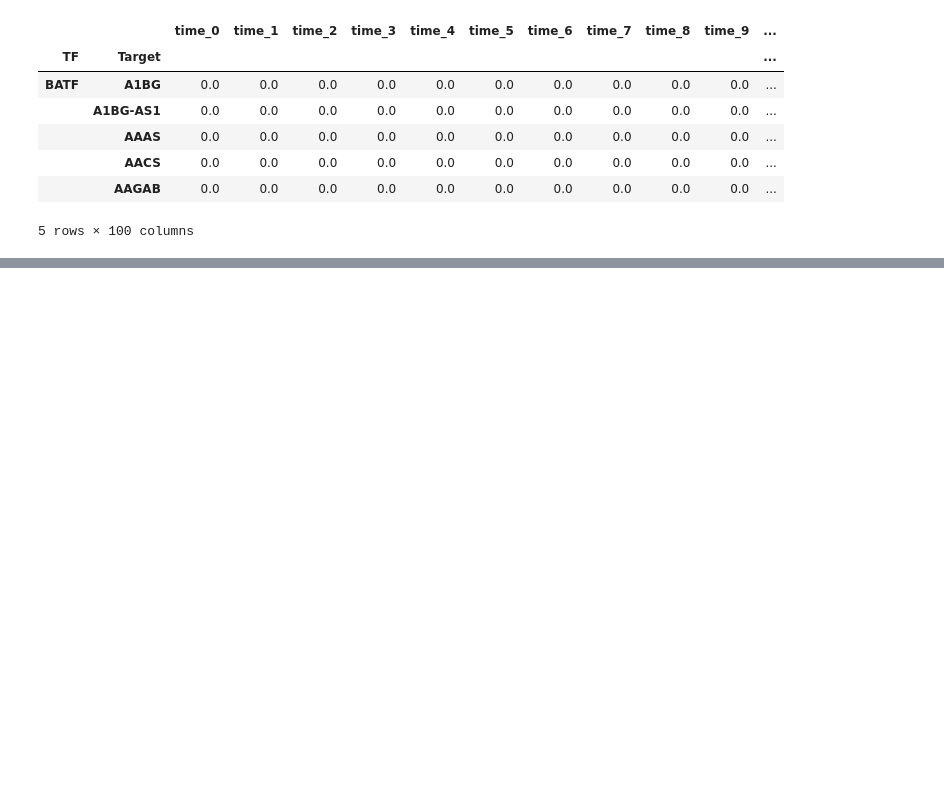
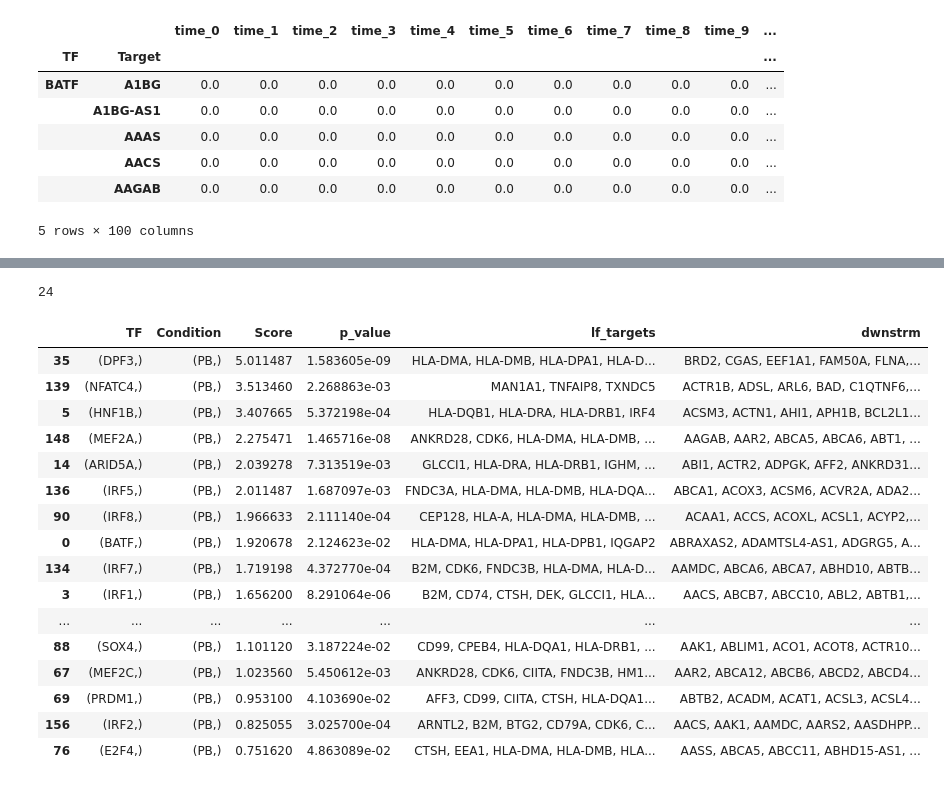
Before and after one commit to sachha-naksha/B_Cell_States, a Jupyter notebook: multiome_dynamic_regulation/py_scripts/analysis/LF_dynamics.ipynb, the cells around one changed output, grey strips where cells are left out. Cells and saved outputs as stored; diff of their text form; code cells hidden in the pictures; blank space fills up the shorter version.

```diff
--- a/multiome_dynamic_regulation/py_scripts/analysis/LF_dynamics.ipynb
+++ b/multiome_dynamic_regulation/py_scripts/analysis/LF_dynamics.ipynb
@@ -521,0 +641,6 @@ filtered_tfs_downstrm_regulations = get_unique_regs_by_target(max_force_trajecto
+# %%
+filtered_tfs_regs = get_unique_regs_by_target_parallel(
+    max_force_trajectories_filtered_tfs,
+    n_jobs=124,  # Using the same number of jobs as in the previous function
+    chunk_size=100
+)
@@ -521,0 +650,14 @@ filtered_tfs_downstrm_regulations = get_unique_regs_by_target(max_force_trajecto
+# %%
+# Get all unique TFs
+all_tfs = set(tf for regs in filtered_tfs_regs.values()
+              for tf, _ in regs)
+
+# Create dictionary of TF -> list of targets
+tf_to_all_downstream_targets = {}
+for tf in all_tfs:
+    # Find all targets regulated by this TF
+    targets = [target for target, regs in filtered_tfs_regs.items()
+               if any(reg[0] == tf for reg in regs)]
+    tf_to_all_downstream_targets[tf] = targets
+print(len(all_tfs))
+print(sum(len(values) for values in tf_to_all_downstream_targets.values()))
@@ -521,0 +674,4 @@ filtered_tfs_downstrm_regulations = get_unique_regs_by_target(max_force_trajecto
+# %%
+# load the total downstream targets and LF targets of a lineage
+tfs_total_downstream_targets = pickle.load(open(os.path.join(output_folder, 'filtered_tfs_to_all_downstream_targets_pb.pkl'), 'rb'))
+tfs_lf_targets = pickle.load(open(os.path.join(output_folder, 'top_5_TFs_per_target_pb.pkl'), 'rb'))
@@ -521,0 +751,11 @@ filtered_tfs_downstrm_regulations = get_unique_regs_by_target(max_force_trajecto
+# %%
+enrichment_tf_gc = calculate_dynamic_tf_enrichment(
+    tfs_lf_targets,                  # Dictionary with TFs -> LF targets
+    tfs_total_downstream_targets,    # Dictionary with TFs -> all downstream targets
+    condition="PB",
+    total_genes=len(dictys_dynamic_object.ndict),  # Total number of genes in the analysis
+    total_lf_genes=len(lf_genes)     # Total number of LF genes
+)
+
+# Save to CSV
+enrichment_tf_gc.to_csv(os.path.join(output_folder, 'LF_enriched_dynamic_TFs_PB.csv'), index=False)
@@ -521,0 +772,25 @@ filtered_tfs_downstrm_regulations = get_unique_regs_by_target(max_force_trajecto
+# %%
+p_value_cutoff = 0.05
+significant_tfs = enrichment_tf_gc[enrichment_tf_gc['p_value'] < p_value_cutoff]
+display(len(significant_tfs))
+enrichment_tf_sorted = significant_tfs.sort_values(by='Score', ascending=False)
+display(enrichment_tf_sorted)
+# %% [output]
+24
+|  | TF | Condition | Score | p_value | lf_targets | dwnstrm |
+| 35 | (DPF3,) | (PB,) | 5.011487 | 1.583605e-09 | HLA-DMA, HLA-DMB, HLA-DPA1, HLA-D... | BRD2, CGAS, EEF1A1, FAM50A, FLNA,... |
+| 139 | (NFATC4,) | (PB,) | 3.513460 | 2.268863e-03 | MAN1A1, TNFAIP8, TXNDC5 | ACTR1B, ADSL, ARL6, BAD, C1QTNF6,... |
+| 5 | (HNF1B,) | (PB,) | 3.407665 | 5.372198e-04 | HLA-DQB1, HLA-DRA, HLA-DRB1, IRF4 | ACSM3, ACTN1, AHI1, APH1B, BCL2L1... |
+| 148 | (MEF2A,) | (PB,) | 2.275471 | 1.465716e-08 | ANKRD28, CDK6, HLA-DMA, HLA-DMB, ... | AAGAB, AAR2, ABCA5, ABCA6, ABT1, ... |
+| 14 | (ARID5A,) | (PB,) | 2.039278 | 7.313519e-03 | GLCCI1, HLA-DRA, HLA-DRB1, IGHM, ... | ABI1, ACTR2, ADPGK, AFF2, ANKRD31... |
+| 136 | (IRF5,) | (PB,) | 2.011487 | 1.687097e-03 | FNDC3A, HLA-DMA, HLA-DMB, HLA-DQA... | ABCA1, ACOX3, ACSM6, ACVR2A, ADA2... |
+| 90 | (IRF8,) | (PB,) | 1.966633 | 2.111140e-04 | CEP128, HLA-A, HLA-DMA, HLA-DMB, ... | ACAA1, ACCS, ACOXL, ACSL1, ACYP2,... |
+| 0 | (BATF,) | (PB,) | 1.920678 | 2.124623e-02 | HLA-DMA, HLA-DPA1, HLA-DPB1, IQGAP2 | ABRAXAS2, ADAMTSL4-AS1, ADGRG5, A... |
+| 134 | (IRF7,) | (PB,) | 1.719198 | 4.372770e-04 | B2M, CDK6, FNDC3B, HLA-DMA, HLA-D... | AAMDC, ABCA6, ABCA7, ABHD10, ABTB... |
+| 3 | (IRF1,) | (PB,) | 1.656200 | 8.291064e-06 | B2M, CD74, CTSH, DEK, GLCCI1, HLA... | AACS, ABCB7, ABCC10, ABL2, ABTB1,... |
+| ... | ... | ... | ... | ... | ... | ... |
+| 88 | (SOX4,) | (PB,) | 1.101120 | 3.187224e-02 | CD99, CPEB4, HLA-DQA1, HLA-DRB1, ... | AAK1, ABLIM1, ACO1, ACOT8, ACTR10... |
+| 67 | (MEF2C,) | (PB,) | 1.023560 | 5.450612e-03 | ANKRD28, CDK6, CIITA, FNDC3B, HM1... | AAR2, ABCA12, ABCB6, ABCD2, ABCD4... |
+| 69 | (PRDM1,) | (PB,) | 0.953100 | 4.103690e-02 | AFF3, CD99, CIITA, CTSH, HLA-DQA1... | ABTB2, ACADM, ACAT1, ACSL3, ACSL4... |
+| 156 | (IRF2,) | (PB,) | 0.825055 | 3.025700e-04 | ARNTL2, B2M, BTG2, CD79A, CDK6, C... | AACS, AAK1, AAMDC, AARS2, AASDHPP... |
+| 76 | (E2F4,) | (PB,) | 0.751620 | 4.863089e-02 | CTSH, EEA1, HLA-DMA, HLA-DMB, HLA... | AASS, ABCA5, ABCC11, ABHD15-AS1, ... |
```
Also changed, not shown: parts of 23 cells of this notebook.
